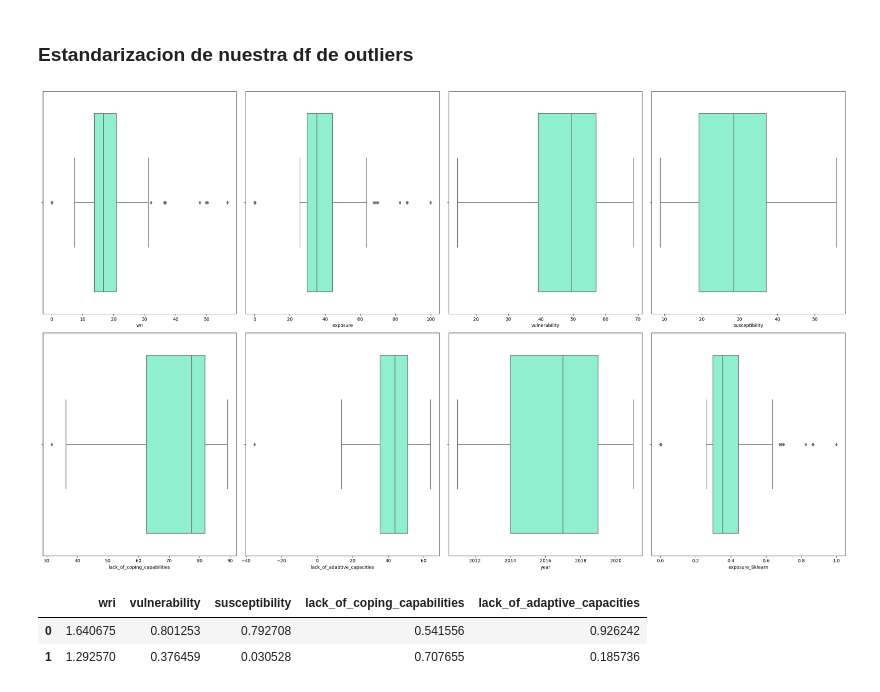
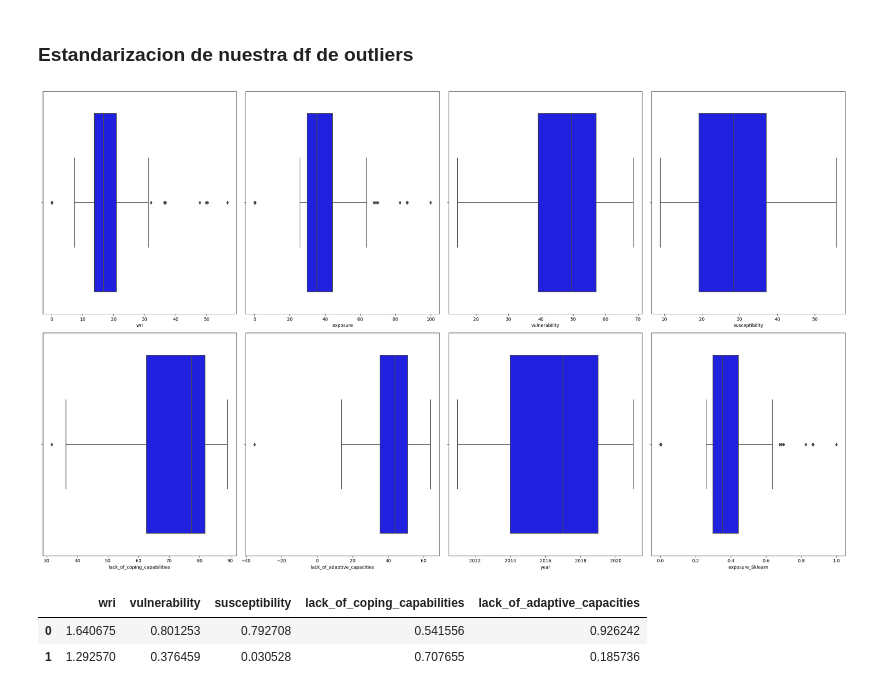
Before and after one commit to VannaLZ/Modulo_3_Sprint_1_VannaPaula, a Jupyter notebook: Regresion Lineal/Lecc6-Estandarizacion.ipynb, the cells around one changed output. Cells and saved outputs as stored; diff of their text form; code cells hidden in the pictures.

```diff
--- a/Regresion Lineal/Lecc6-Estandarizacion.ipynb
+++ b/Regresion Lineal/Lecc6-Estandarizacion.ipynb
@@ -77,7 +77,7 @@ fig, axes = plt.subplots(2, 4, figsize=(25,15))
 axes = axes.flat
 
 for indice, columna in enumerate(numericas.columns):
-    sns.boxplot(x = numericas[columna], data = df_limpio, ax=axes[indice], color = "aquamarine"); # para trazar una línea de densidad
+    sns.boxplot(x = numericas[columna], data = df_limpio, ax=axes[indice], color = "grey"); # para trazar una línea de densidad
 
 
 plt.tight_layout()
@@ -170,17 +171,17 @@ numericas_outliers = outliers.select_dtypes(include = np.number)
 # %%
 #Representamos para ver los outliers
 fig, axes = plt.subplots(2, 4, figsize=(25,15))
 
 axes = axes.flat
 
 for indice, columna in enumerate(numericas_outliers.columns):
-    sns.boxplot(x = numericas_outliers[columna], data = outliers, ax=axes[indice], color = "aquamarine"); # para trazar una línea de densidad
+    sns.boxplot(x = numericas_outliers[columna], data = outliers, ax=axes[indice], color = "blue"); # para trazar una línea de densidad
 
 
 plt.tight_layout()
 plt.show()
 # %% [output]
-[figure, old version]
+[figure, new version]
 # %%
 #Como vemos que tampoco tenemos muchos outliers usamos el mismo método de StandardScaler
 scaler = StandardScaler()
```
Also changed, not shown: parts of 3 cells of this notebook, 6 other files.
